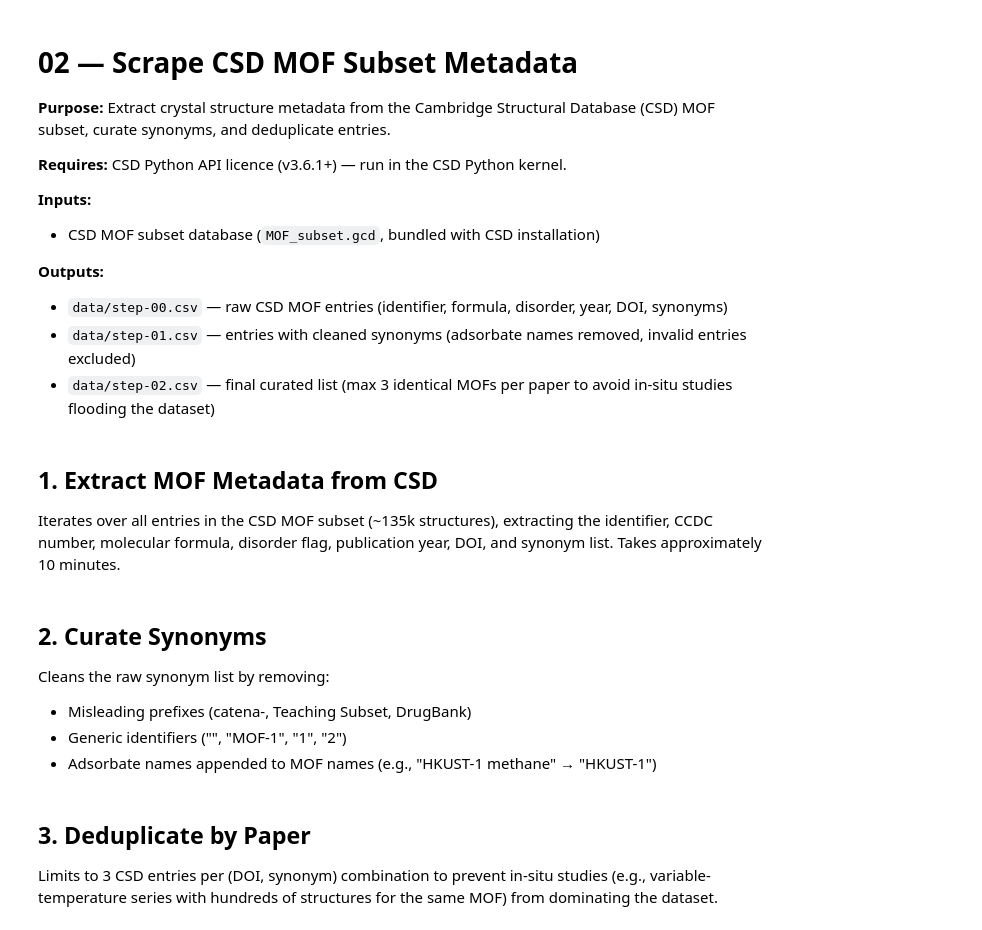
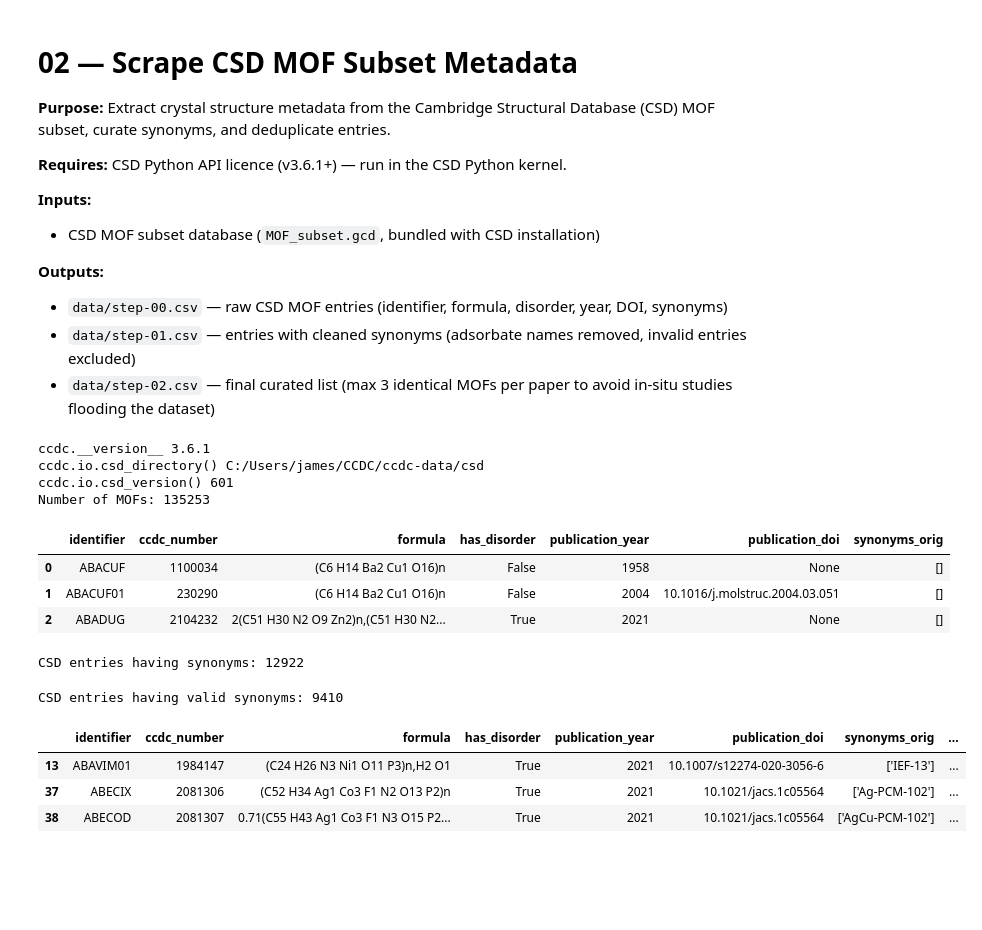
Before and after one commit to JamesLRyan/exp_methane_mof_data_collection, a Jupyter notebook: 02_scrape_csd_metadata.ipynb, the cells around one changed output. Cells and saved outputs as stored; diff of their text form; code cells hidden in the pictures; blank space fills up the shorter version.

```diff
--- a/02_scrape_csd_metadata.ipynb
+++ b/02_scrape_csd_metadata.ipynb
@@ -12,7 +12,3 @@
 - `data/step-00.csv` — raw CSD MOF entries (identifier, formula, disorder, year, DOI, synonyms)
 - `data/step-01.csv` — entries with cleaned synonyms (adsorbate names removed, invalid entries excluded)
 - `data/step-02.csv` — final curated list (max 3 identical MOFs per paper to avoid in-situ studies flooding the dataset)
-# %% [markdown]
-## 1. Extract MOF Metadata from CSD
-
-Iterates over all entries in the CSD MOF subset (~135k structures), extracting the identifier, CCDC number, molecular formula, disorder flag, publication year, DOI, and synonym list. Takes approximately 10 minutes.
@@ -19 +19,16 @@ Iterates over all entries in the CSD MOF subset (~135k structures), extracting t
+# %%
+import ccdc
+import ccdc.io
+import ccdc.search
+print("ccdc.__version__", ccdc.__version__)
+print("ccdc.io.csd_directory()", ccdc.io.csd_directory())
+print("ccdc.io.csd_version()", ccdc.io.csd_version())
+
+subset_mofs_all = Path(ccdc.io.csd_directory()) / "subsets" / "CSD_MOF_subsets" / "MOF_subset.gcd"
+print(f"Number of MOFs: {len(ccdc.io.EntryReader(str(subset_mofs_all)))}")
+# %% [output]
+ccdc.__version__ 3.6.1
+ccdc.io.csd_directory() C:/Users/james/CCDC/ccdc-data/csd
+ccdc.io.csd_version() 601
+Number of MOFs: 135253
 # %%
@@ -44,8 +51,13 @@ print(f"Saved: data/step-00.csv ({len(df)} entries)")
-# %% [markdown]
-## 2. Curate Synonyms
-
-Cleans the raw synonym list by removing:
-- Misleading prefixes (catena-, Teaching Subset, DrugBank)
-- Generic identifiers ("", "MOF-1", "1", "2")
-- Adsorbate names appended to MOF names (e.g., "HKUST-1 methane" → "HKUST-1")
+# %%
+df.head(3)
+# %% [output]
+|  | identifier | ccdc_number | formula | has_disorder | publication_year | publication_doi | synonyms_orig |
+| 0 | ABACUF | 1100034 | (C6 H14 Ba2 Cu1 O16)n | False | 1958 | None | [] |
+| 1 | ABACUF01 | 230290 | (C6 H14 Ba2 Cu1 O16)n | False | 2004 | 10.1016/j.molstruc.2004.03.051 | [] |
+| 2 | ABADUG | 2104232 | 2(C51 H30 N2 O9 Zn2)n,(C51 H30 N2... | True | 2021 | None | [] |
+# %%
+df = pd.read_csv("data/step-00.csv")
+print("CSD entries having synonyms:", len(df[df['synonyms_orig']!="[]"]))
+# %% [output]
+CSD entries having synonyms: 12922
 # %%
@@ -75,4 +108,13 @@ print(f"Entries with valid synonyms: {len(df[df['synonyms'] != '[]'])}")
-# %% [markdown]
-## 3. Deduplicate by Paper
-
-Limits to 3 CSD entries per (DOI, synonym) combination to prevent in-situ studies (e.g., variable-temperature series with hundreds of structures for the same MOF) from dominating the dataset.
+# %%
+df = pd.read_csv("data/step-01.csv")
+print("CSD entries having valid synonyms:", len(df[df['synonyms']!="[]"]))
+# %% [output]
+CSD entries having valid synonyms: 9410
+# %%
+df = pd.read_csv("data/step-01.csv")
+df[df['synonyms']!="[]"].head(3)
+# %% [output]
+|  | identifier | ccdc_number | formula | has_disorder | publication_year | publication_doi | synonyms_orig | ... |
+| 13 | ABAVIM01 | 1984147 | (C24 H26 N3 Ni1 O11 P3)n,H2 O1 | True | 2021 | 10.1007/s12274-020-3056-6 | ['IEF-13'] | ... |
+| 37 | ABECIX | 2081306 | (C52 H34 Ag1 Co3 F1 N2 O13 P2)n | True | 2021 | 10.1021/jacs.1c05564 | ['Ag-PCM-102'] | ... |
+| 38 | ABECOD | 2081307 | 0.71(C55 H43 Ag1 Co3 F1 N3 O15 P2... | True | 2021 | 10.1021/jacs.1c05564 | ['AgCu-PCM-102'] | ... |
```
Also changed, not shown: parts of 8 cells of this notebook.
